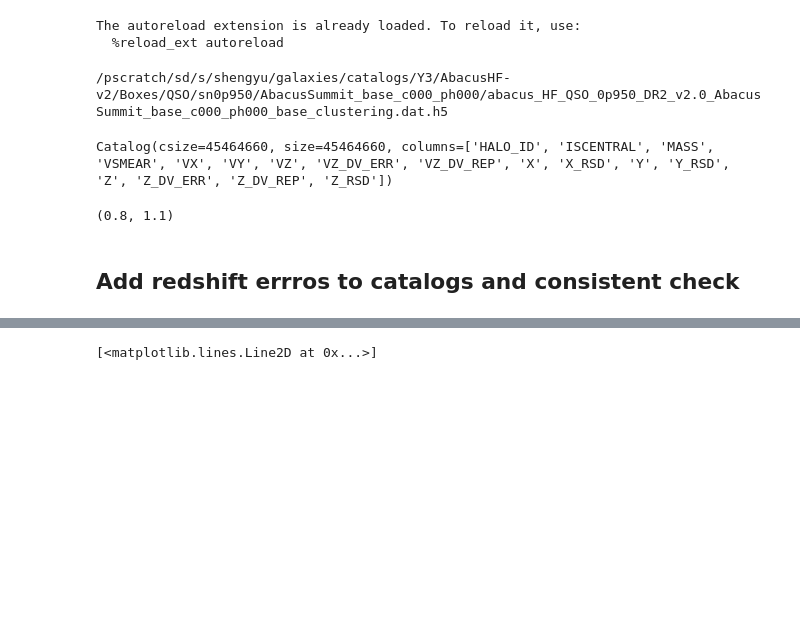
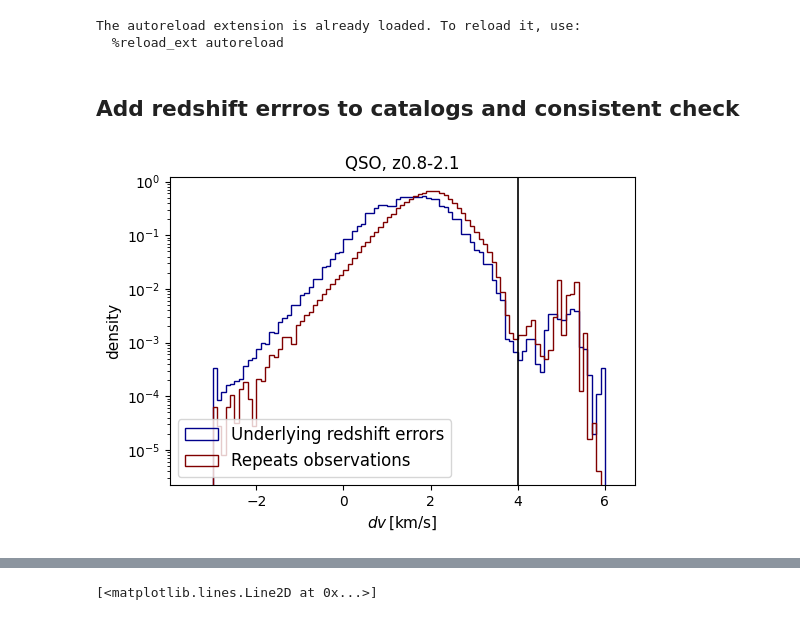
Before and after one commit to ShengyuHE/desi_y3_redshift_errors, a Jupyter notebook: main/clustering/notebooks/check_mock.ipynb, the cells around one changed output, grey strips where cells are left out. Cells and saved outputs as stored; diff of their text form; code cells hidden in the pictures; blank space fills up the shorter version.

```diff
--- a/main/clustering/notebooks/check_mock.ipynb
+++ b/main/clustering/notebooks/check_mock.ipynb
@@ -54,11 +54,10 @@ def get_qu(dv, cthr):
     qu = {'cthr':cthr, 'med':MED, 'rms':RMS, 'fc':fc}
     return qu
 # %%
-version = 'AbacusHF-v2'
+version = 'AbacusHF-v1'
 
 tracer = 'QSO'
 domain = 'cubic'
-mock_id = 0
 z_id = 0
 cthr = get_cthr(tracer)
 
@@ -69,17 +68,44 @@ zsnap= ZNAPS[tracer][z_id]
 zrange= ZRANGES[tracer][z_id]
 # zrange = (0.8, 2.1)
 
-data_args = {'version':version, 'domain':domain, 'tracer':tracer, 'zsnap': zsnap, 'zrange':zrange, 'mock_id': mock_id}
-data_fn = get_catalog_fn(**data_args)
-print(data_fn)
-data = Catalog.read(data_fn)
-data
+# data_args = {'version':version, 'domain':domain, 'tracer':tracer, 'zsnap': zsnap, 'zrange':zrange, 'mock_id': 2}
+# data_fn = get_catalog_fn(**data_args)
+# print(data_fn)
+# data = Catalog.read(data_fn)
+# print(data)
+# plt.hist(np.log10(abs(data['VZ_DV_REP'] - data['VZ'])+ 0.01), bins=100, density=True, histtype='step')
+# plt.hist(np.log10(abs(data['VZ_DV_ERR'] - data['VZ'])+ 0.01), bins=100, density=True, histtype='step')
+# plt.yscale('log')
-# %% [output]
-/pscratch/sd/s/shengyu/galaxies/catalogs/Y3/AbacusHF-v2/Boxes/QSO/sn0p950/AbacusSummit_base_c000_ph000/abacus_HF_QSO_0p950_DR2_v2.0_AbacusSummit_base_c000_ph000_base_clustering.dat.h5
-Catalog(csize=45464660, size=45464660, columns=['HALO_ID', 'ISCENTRAL', 'MASS', 'VSMEAR', 'VX', 'VY', 'VZ', 'VZ_DV_ERR', 'VZ_DV_REP', 'X', 'X_RSD', 'Y', 'Y_RSD', 'Z', 'Z_DV_ERR', 'Z_DV_REP', 'Z_RSD'])
-# %%
-zrange
-# %% [output]
-(0.8, 1.1)
 # %% [markdown]
 ## Add redshift errros to catalogs and consistent check
+# %%
+# for two point statistics
+tracers = ['BGS','LRG', 'ELG', 'QSO'][3:]
+
+ZSNAPS, ZRANGES = REDSHIFT_ABACUSHF[version]
+lenz = len(ZSNAPS[tracer])
+
+colors = ['darkblue', 'maroon']
+labels = ['Underlying redshift errors','Repeats observations']
+
+catasmin, catasmax, catasbin = -3.5, 6.25, 0.1
+bins = np.arange(catasmin, catasmax, catasbin)
+
+for tracer in tracers:
+    # fig = plt.figure(figsize = (lenz*5, 4))
+    fig = plt.figure(figsize = (6, 4))
+    gs = gridspec.GridSpec(1, lenz, wspace=0.15, hspace= 0.05)
+    for indz, zsnap, zrange in zip(range(lenz), ZSNAPS[tracer], ZRANGES[tracer]):
+        ax = plt.subplot(gs[indz])
+        for indv, zerr in enumerate(['verr_empirical', 'repeat']):
+            dv = model_dv_from_cdf(tracer, zrange[0], zrange[1], 5000000, dv_mode = zerr, cdf_mode = 'HCDF', seed = 1234)
+            ax.hist(np.log10(abs(dv)), histtype='step', bins=bins, density=True, color = colors[indv], label = labels[indv])
+            ax.set_title(f'{tracer}, z{zrange[0]:.1f}-{zrange[1]:.1f}')
+            ax.set_yscale('log')
+        ax.legend(loc=3, fontsize = 12)
+        if indz == 0:
+            ax.set_ylabel(r'density', fontsize = 11)
+        ax.set_xlabel(r'$dv \, \rm{[km/s]}$', fontsize=11)
+        ax.axvline(np.log10(cthr), color='black', linestyle='-', linewidth=1.2) # catastrophic therehold
+# %% [output]
+[figure, added]
```
Also changed, not shown: parts of 5 cells of this notebook, 15 other files.
